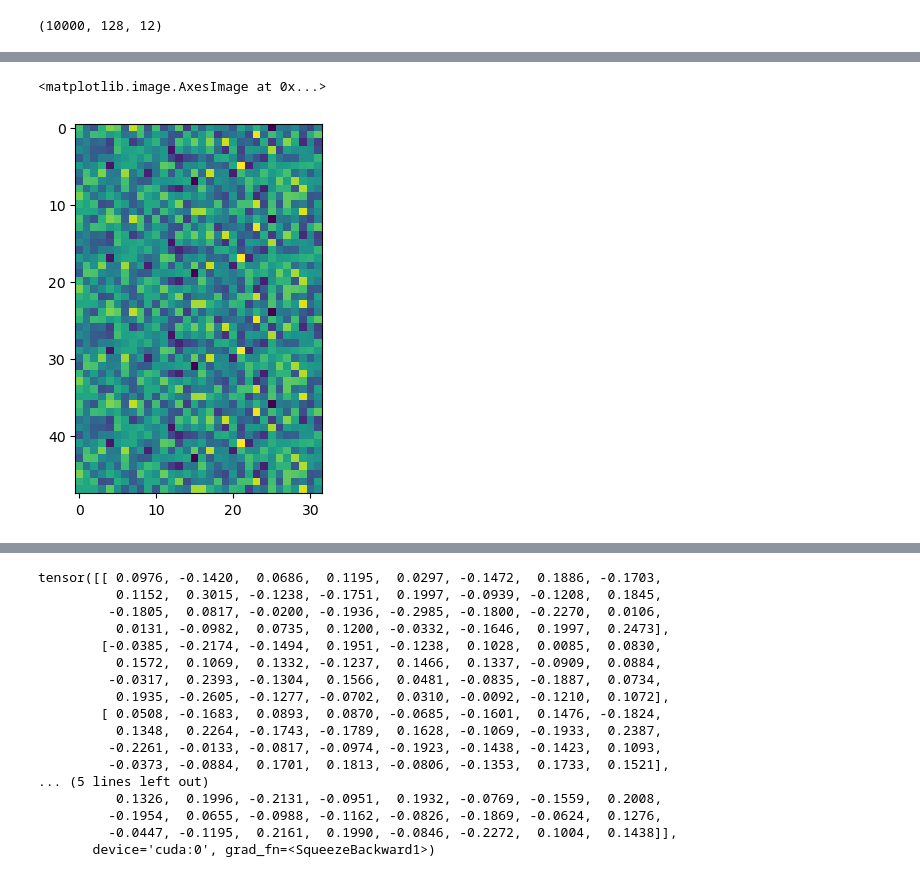
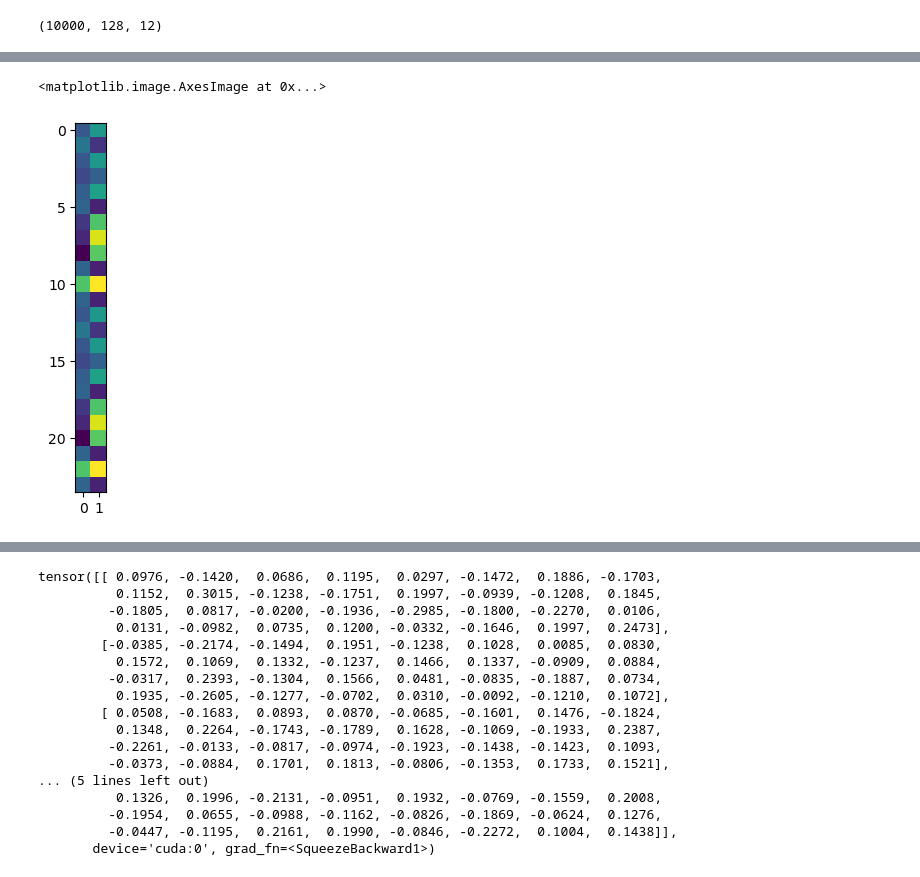
Before and after one commit to facebookresearch/pal, a Jupyter notebook: pruning/factorization.ipynb, the cells around one changed output, grey strips where cells are left out. Saved outputs shown, nothing was run; the diff lists cells and outputs as text; code cells hidden in the pictures.

```diff
--- a/pruning/factorization.ipynb
+++ b/pruning/factorization.ipynb
@@ -263,5 +276,5 @@ plt.imshow(embs + model.pos_emb.weight.repeat(4,1).cpu().detach().numpy())
-# %%
-plt.imshow()
-# %% [output]
-<matplotlib.image.AxesImage at 0x...>
-[figure, removed]
+# %%
+plt.imshow(model.pos_emb.weight.repeat(vocab_size,1).cpu().detach().numpy())
+# %% [output]
+<matplotlib.image.AxesImage at 0x...>
+[figure, added]
```
Also changed, not shown: parts of 29 cells of this notebook.
